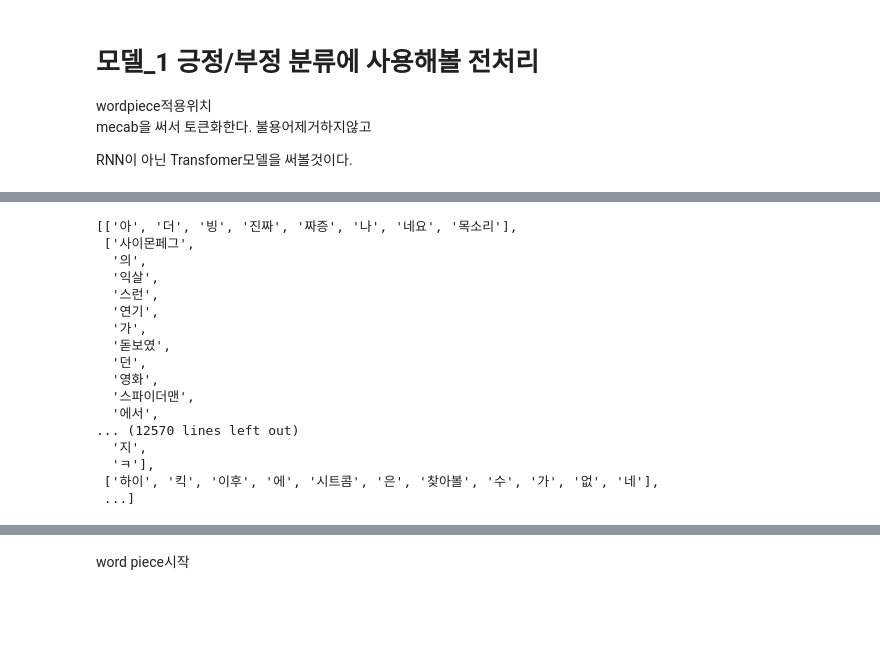
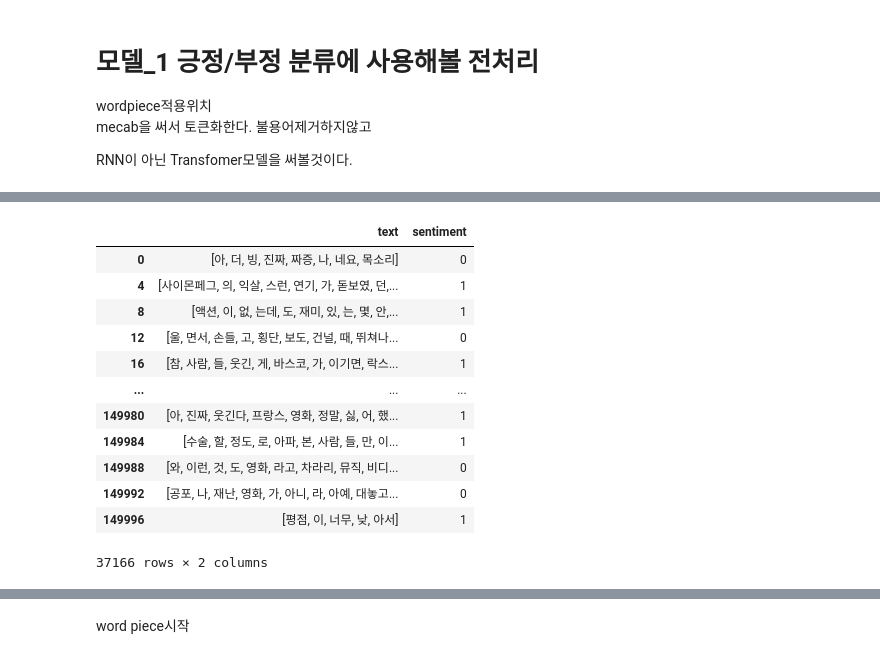
Before and after one commit to BearMeal/Katalk_Conversation_Analysis, a Jupyter notebook: models/Preprocessing/전처리기_4 Wordpiece/모델_1/불용어 포함버전/BERT.ipynb, the cells around one changed output, grey strips where cells are left out. Cells and saved outputs as stored; diff of their text form; code cells hidden in the pictures; blank space fills up the shorter version.

```diff
--- a/models/Preprocessing/전처리기_4 Wordpiece/모델_1/불용어 포함버전/BERT.ipynb
+++ b/models/Preprocessing/전처리기_4 Wordpiece/모델_1/불용어 포함버전/BERT.ipynb
@@ -71,27 +116,23 @@ clean_texts[:5]
 # %%
 #정제된 텍스트를 벡터화하기전에 토큰화한다
 from konlpy.tag import Mecab
 mecab=Mecab(dicpath=r'C:/mecab/mecab-ko-dic')
 
-tokenized_clean_texts =[ mecab.morphs(i) for i in clean_texts ]
-tokenized_clean_texts
+df_train['text']=df_train['text'].apply(lambda x: mecab.morphs(x))
+df_train
 # %% [output]
+|  | text | sentiment |
+| 0 | [아, 더, 빙, 진짜, 짜증, 나, 네요, 목소리] | 0 |
+| 4 | [사이몬페그, 의, 익살, 스런, 연기, 가, 돋보였, 던,... | 1 |
+| 8 | [액션, 이, 없, 는데, 도, 재미, 있, 는, 몇, 안,... | 1 |
+| 12 | [울, 면서, 손들, 고, 횡단, 보도, 건널, 때, 뛰쳐나... | 0 |
+| 16 | [참, 사람, 들, 웃긴, 게, 바스코, 가, 이기면, 락스... | 1 |
+| ... | ... | ... |
+| 149980 | [아, 진짜, 웃긴다, 프랑스, 영화, 정말, 싫, 어, 했... | 1 |
+| 149984 | [수술, 할, 정도, 로, 아파, 본, 사람, 들, 만, 이... | 1 |
+| 149988 | [와, 이런, 것, 도, 영화, 라고, 차라리, 뮤직, 비디... | 0 |
+| 149992 | [공포, 나, 재난, 영화, 가, 아니, 라, 아예, 대놓고... | 0 |
+| 149996 | [평점, 이, 너무, 낮, 아서] | 1 |
-[['아', '더', '빙', '진짜', '짜증', '나', '네요', '목소리'],
- ['사이몬페그',
-  '의',
-  '익살',
-  '스런',
-  '연기',
-  '가',
-  '돋보였',
-  '던',
-  '영화',
-  '스파이더맨',
-  '에서',
-... (12570 lines left out)
-  '지',
-  'ㅋ'],
- ['하이', '킥', '이후', '에', '시트콤', '은', '찾아볼', '수', '가', '없', '네'],
- ...]
+37166 rows × 2 columns
 # %%
 #토큰화된걸 ' ' 공백한칸을 기준으로 다시 합쳐준다.
```
Also changed, not shown: parts of 19 cells of this notebook, 3 other files.
